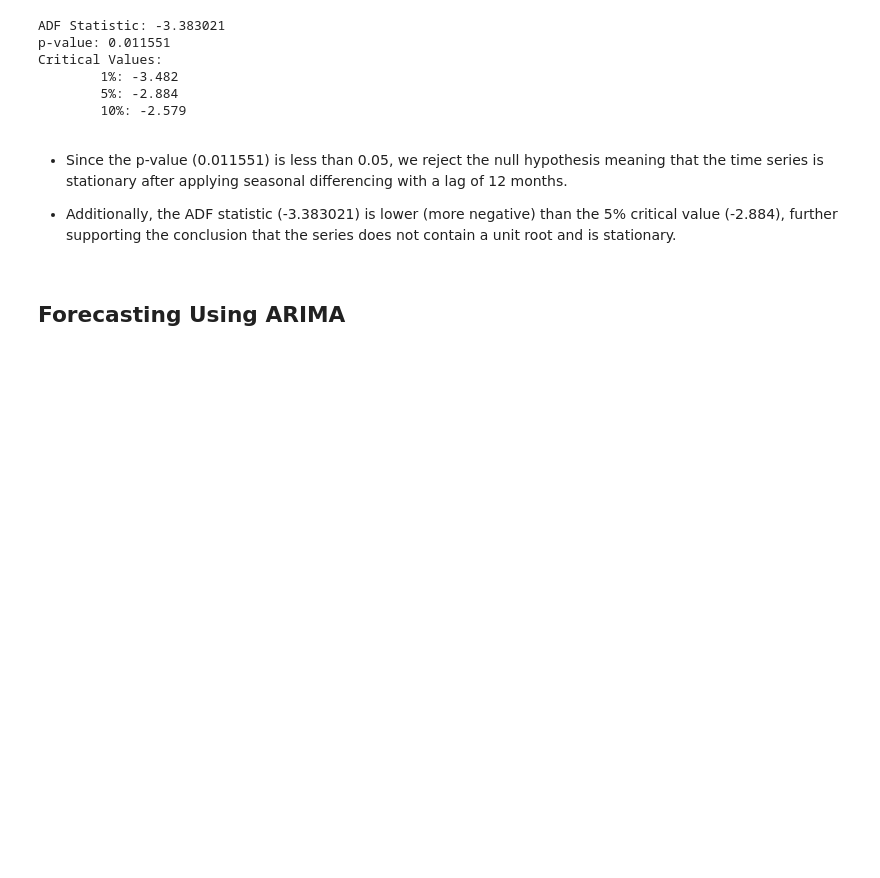
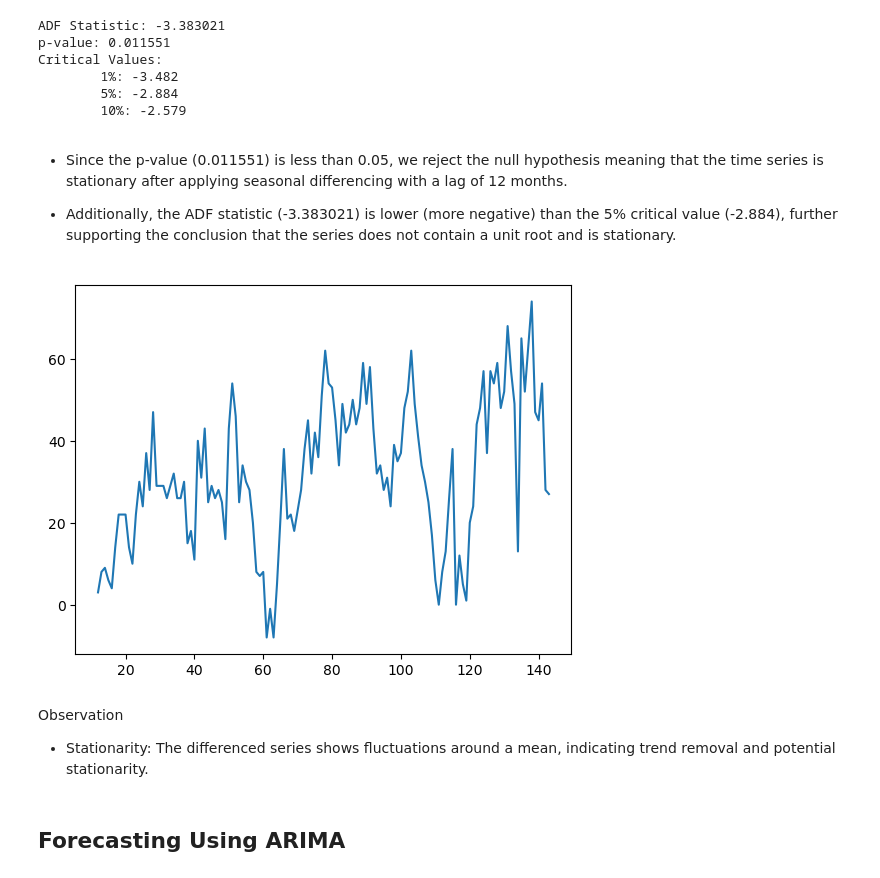
Before and after one commit to PeteCastle/airline_passengers_prediction, a Jupyter notebook: main-eros.ipynb, the cells around one changed output. Saved outputs shown, nothing was run; the diff lists cells and outputs as text; code cells hidden in the pictures; blank space fills up the shorter version.

Commit message:
Graph for Lag 12 Difference Data

```diff
--- a/main-eros.ipynb
+++ b/main-eros.ipynb
@@ -234,6 +234,27 @@ Critical Values:
 - Since the p-value (0.011551) is less than 0.05, we reject the null hypothesis meaning that the time series is stationary after applying seasonal differencing with a lag of 12 months.
 
 - Additionally, the ADF statistic (-3.383021) is lower (more negative) than the 5% critical value (-2.884), further supporting the conclusion that the series does not contain a unit root and is stationary.
+# %%
+# Convert the series values to float32
+X = df['Passengers'].values
+X = X.astype('float32')
+
+# Difference data with a lag of 12 months
+months_in_year = 12
+stationary = difference(X, months_in_year)
+
+# Set the index of the stationary series to align with the original series
+stationary.index = df.index[months_in_year:]
+
+# Plot the differenced data
+stationary.plot()
+#plt.grid()
+plt.show()
+# %% [output]
+[figure, added]
+# %% [markdown]
+Observation
+- Stationarity: The differenced series shows fluctuations around a mean, indicating trend removal and potential stationarity.
 # %% [markdown]
 ## Forecasting Using ARIMA
 # %%
```
